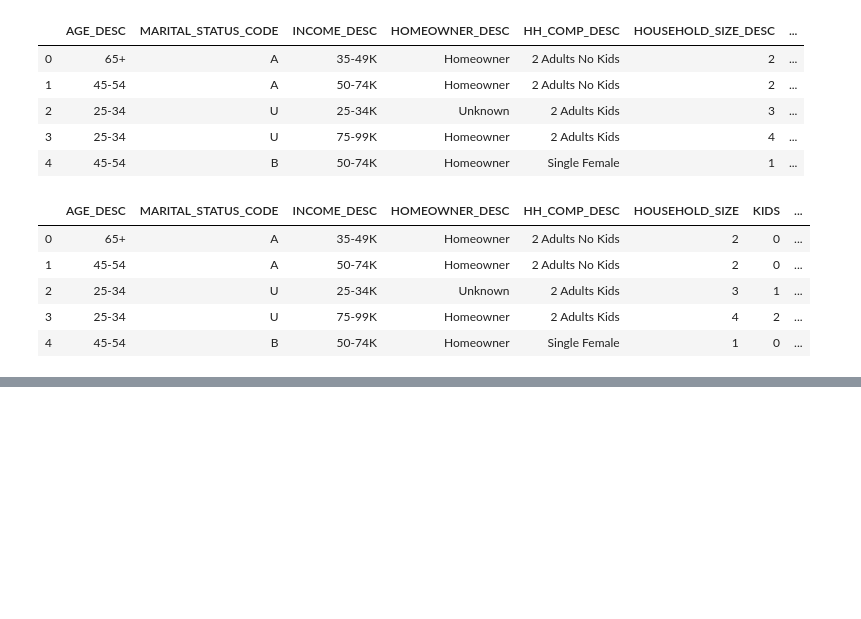
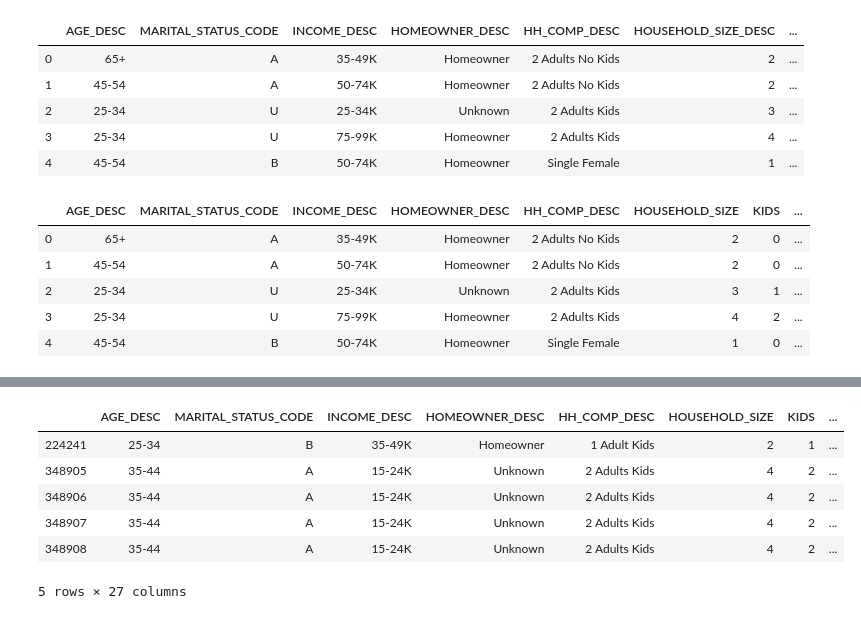
Before and after one commit to rstankovic/Retail-Data-Analytics, a Jupyter notebook: Repeat Purchase/Repeat Purchase.ipynb, the cells around one changed output, grey strips where cells are left out. Saved outputs shown, nothing was run; the diff lists cells and outputs as text; code cells hidden in the pictures; blank space fills up the shorter version.

```diff
--- a/Repeat Purchase/Repeat Purchase.ipynb
+++ b/Repeat Purchase/Repeat Purchase.ipynb
@@ -317,0 +352,11 @@ focused on. we have that data.'''
+# %%
+full_transaction_df = full_transaction_df.sort_values(by='WEEK_NO')
+full_transaction_df.head()
+# %% [output]
+|  | AGE_DESC | MARITAL_STATUS_CODE | INCOME_DESC | HOMEOWNER_DESC | HH_COMP_DESC | HOUSEHOLD_SIZE | KIDS | ... |
+| 224241 | 25-34 | B | 35-49K | Homeowner | 1 Adult Kids | 2 | 1 | ... |
+| 348905 | 35-44 | A | 15-24K | Unknown | 2 Adults Kids | 4 | 2 | ... |
+| 348906 | 35-44 | A | 15-24K | Unknown | 2 Adults Kids | 4 | 2 | ... |
+| 348907 | 35-44 | A | 15-24K | Unknown | 2 Adults Kids | 4 | 2 | ... |
+| 348908 | 35-44 | A | 15-24K | Unknown | 2 Adults Kids | 4 | 2 | ... |
+5 rows × 27 columns
```
Also changed, not shown: parts of 7 cells of this notebook.
